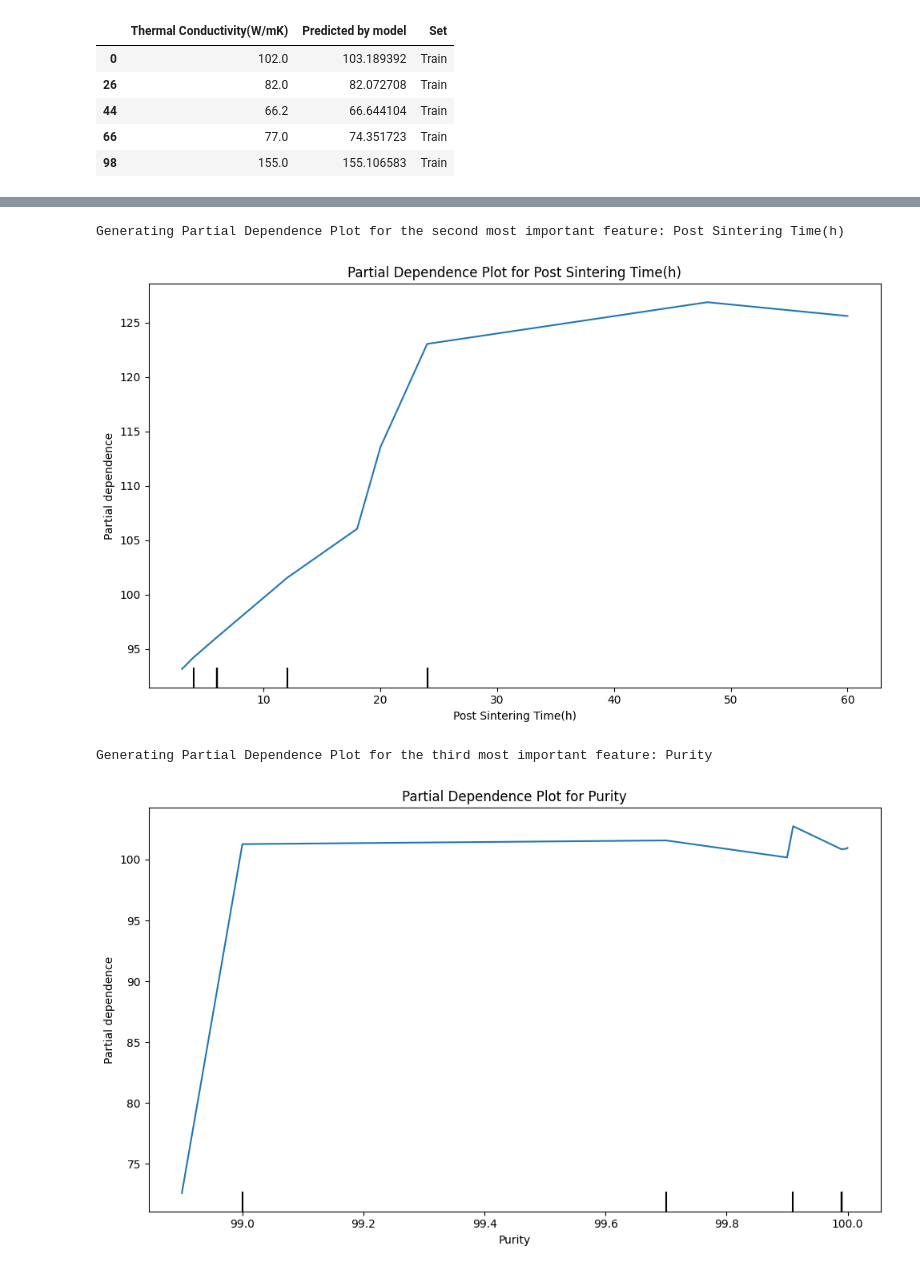
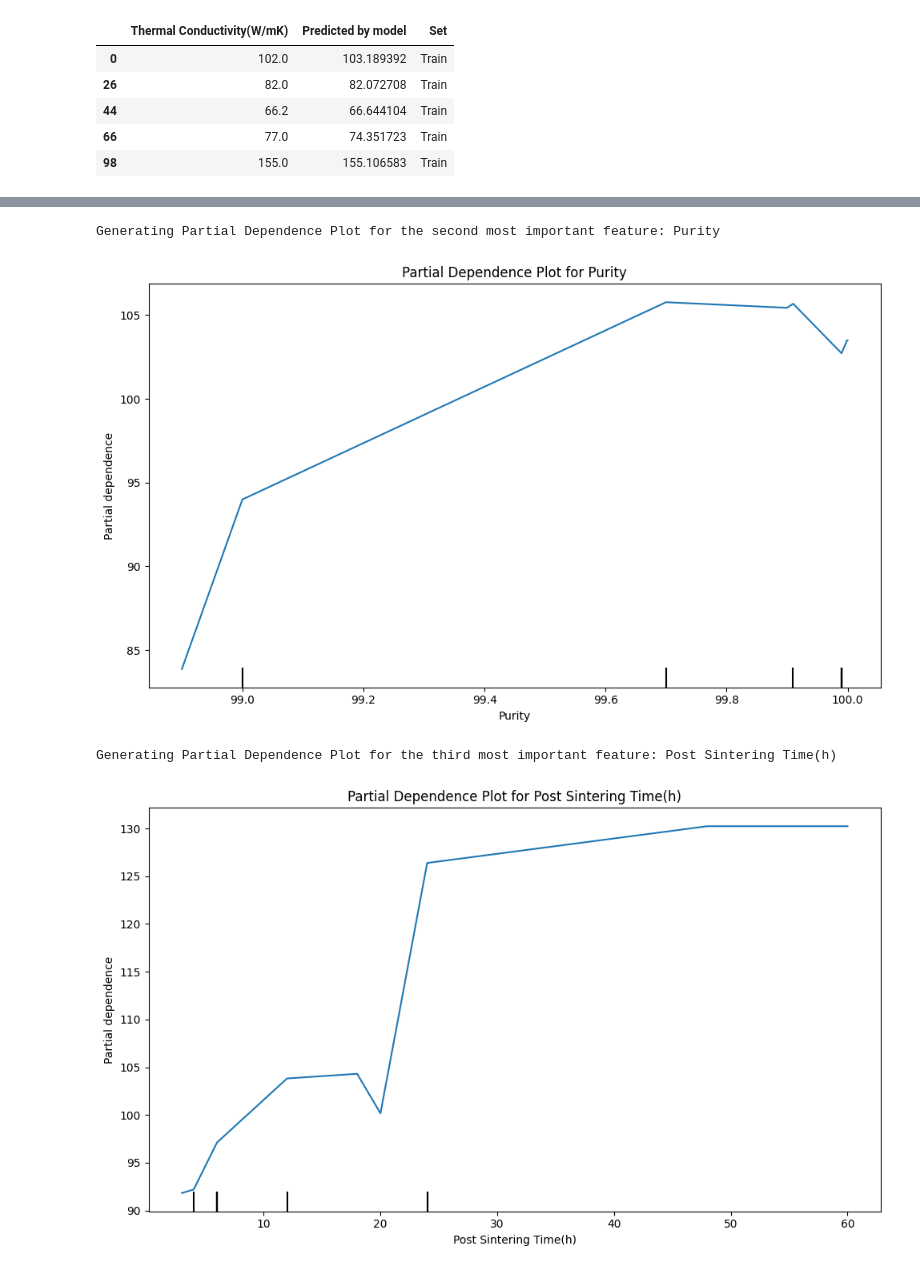
Before and after one commit to Saptarshi-iitbhu/XGB-Thermal-Conductivity-Measurement, a Jupyter notebook: XGB_without_oxygen_column.ipynb, the cells around one changed output, grey strips where cells are left out. Saved outputs shown, nothing was run; the diff lists cells and outputs as text; code cells hidden in the pictures.

```diff
--- a/XGB_without_oxygen_column.ipynb
+++ b/XGB_without_oxygen_column.ipynb
@@ -544,0 +501,6 @@ Third most important feature: Purity
+# %%
+xgb_model.fit(X_train, y_train)
+training_feature_imp = xgb_model.feature_importances_
+# %%
+xgb_model.fit(X,y)
+all_feat_imp = xgb_model.feature_importances_
@@ -544,0 +548,17 @@ Third most important feature: Purity
+# %%
+import pandas as pd
+
+# Create a Series for all_feat_imp with corresponding feature names
+all_importance_series = pd.Series(all_feat_imp, index=X.columns)
+
+# Sort the importances for better visualization
+sorted_all_importances = all_importance_series.sort_values(ascending=False)
+
+# Extract the top 3 features
+top1_feature = sorted_all_importances.index[0]
+top2_feature = sorted_all_importances.index[1]
+top3_feature = sorted_all_importances.index[2]
+
+print(f"Top 1 Feature: {top1_feature}")
+print(f"Top 2 Feature: {top2_feature}")
+print(f"Top 3 Feature: {top3_feature}")
@@ -546,28 +589,31 @@ Third most important feature: Purity
 from sklearn.inspection import PartialDependenceDisplay
 import matplotlib.pyplot as plt
 
-print(f"Generating Partial Dependence Plot for the second most important feature: {second_most_important_feature}")
+print(f"Generating Partial Dependence Plot for the second most important feature: {top2_feature}")
 
 fig, ax = plt.subplots(figsize=(10, 6))
-PartialDependenceDisplay.from_estimator(estimator=my_model, X=X, features=[second_most_important_feature], ax=ax, grid_resolution=50)
+PartialDependenceDisplay.from_estimator(estimator=xgb_model, X=X, features=[top2_feature], ax=ax, grid_resolution=50)
 
-ax.set_title(f'Partial Dependence Plot for {second_most_important_feature}')
+ax.set_title(f'Partial Dependence Plot for {top2_feature}')
 plt.tight_layout()
-plt.savefig('partial_dependence_plot_2nd_feature.png')
+plt.savefig(f'partial_dependence_plot_{top2_feature.replace(" ", "_").replace("(", "").replace(")", "").replace("=", "").replace("/", "")}.png')
 plt.show()
 # %% [output]
-Generating Partial Dependence Plot for the second most important feature: Post Sintering Time(h)
+Generating Partial Dependence Plot for the second most important feature: Purity
-[figure, old version]
+[figure, new version]
 # %%
-print(f"Generating Partial Dependence Plot for the third most important feature: {third_most_important_feature}")
+from sklearn.inspection import PartialDependenceDisplay
+import matplotlib.pyplot as plt
+
+print(f"Generating Partial Dependence Plot for the third most important feature: {top3_feature}")
 
 fig, ax = plt.subplots(figsize=(10, 6))
-PartialDependenceDisplay.from_estimator(estimator=my_model, X=X, features=[third_most_important_feature], ax=ax, grid_resolution=50)
+PartialDependenceDisplay.from_estimator(estimator=xgb_model, X=X, features=[top3_feature], ax=ax, grid_resolution=50)
 
-ax.set_title(f'Partial Dependence Plot for {third_most_important_feature}')
+ax.set_title(f'Partial Dependence Plot for {top3_feature}')
 plt.tight_layout()
-plt.savefig('partial_dependence_plot_3rd_feature.png')
+plt.savefig(f'partial_dependence_plot_{top3_feature.replace(" ", "_").replace("(", "").replace(")", "").replace("=", "").replace("/", "")}.png')
 plt.show()
 # %% [output]
-Generating Partial Dependence Plot for the third most important feature: Purity
+Generating Partial Dependence Plot for the third most important feature: Post Sintering Time(h)
-[figure, old version]
+[figure, new version]
```
Also changed, not shown: parts of 19 cells of this notebook.
